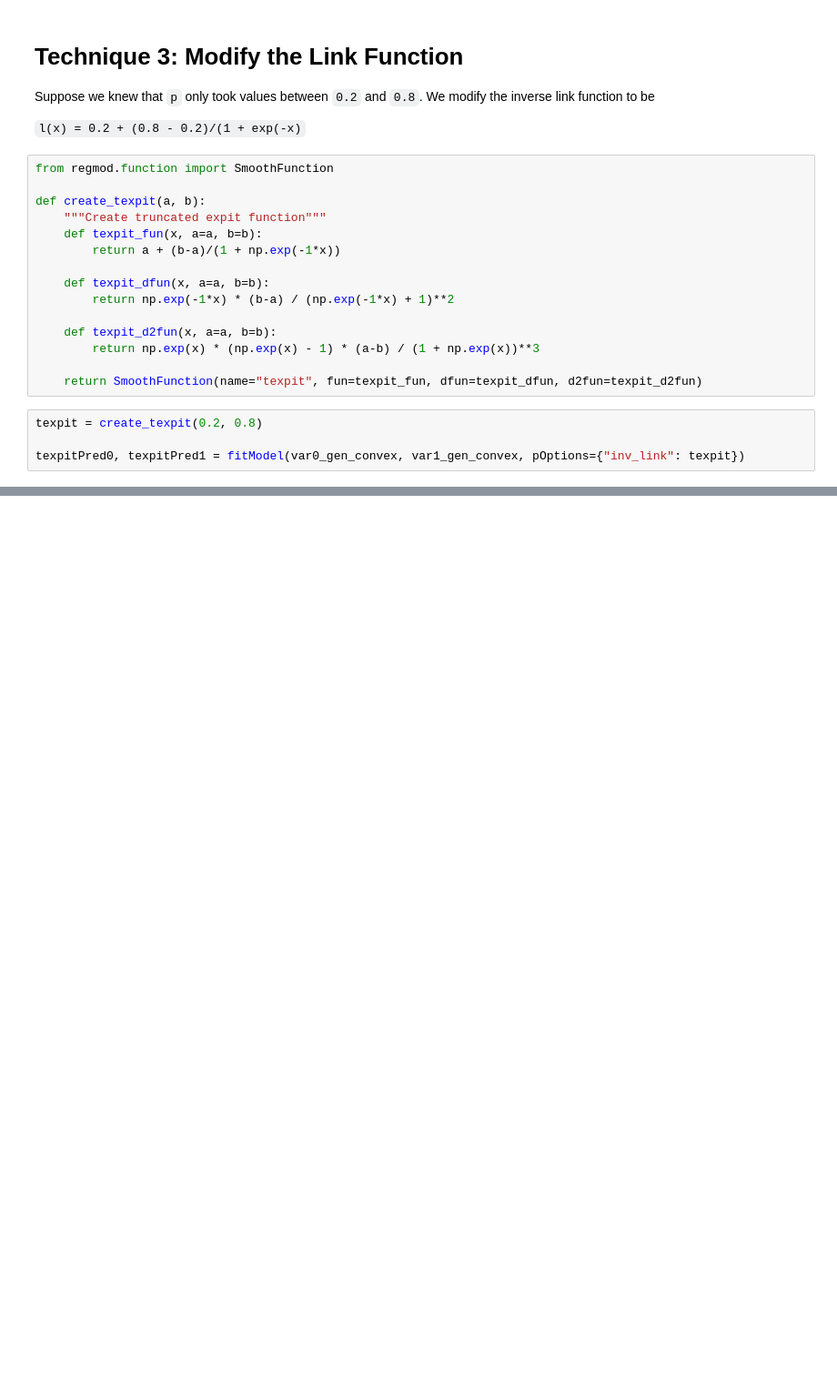
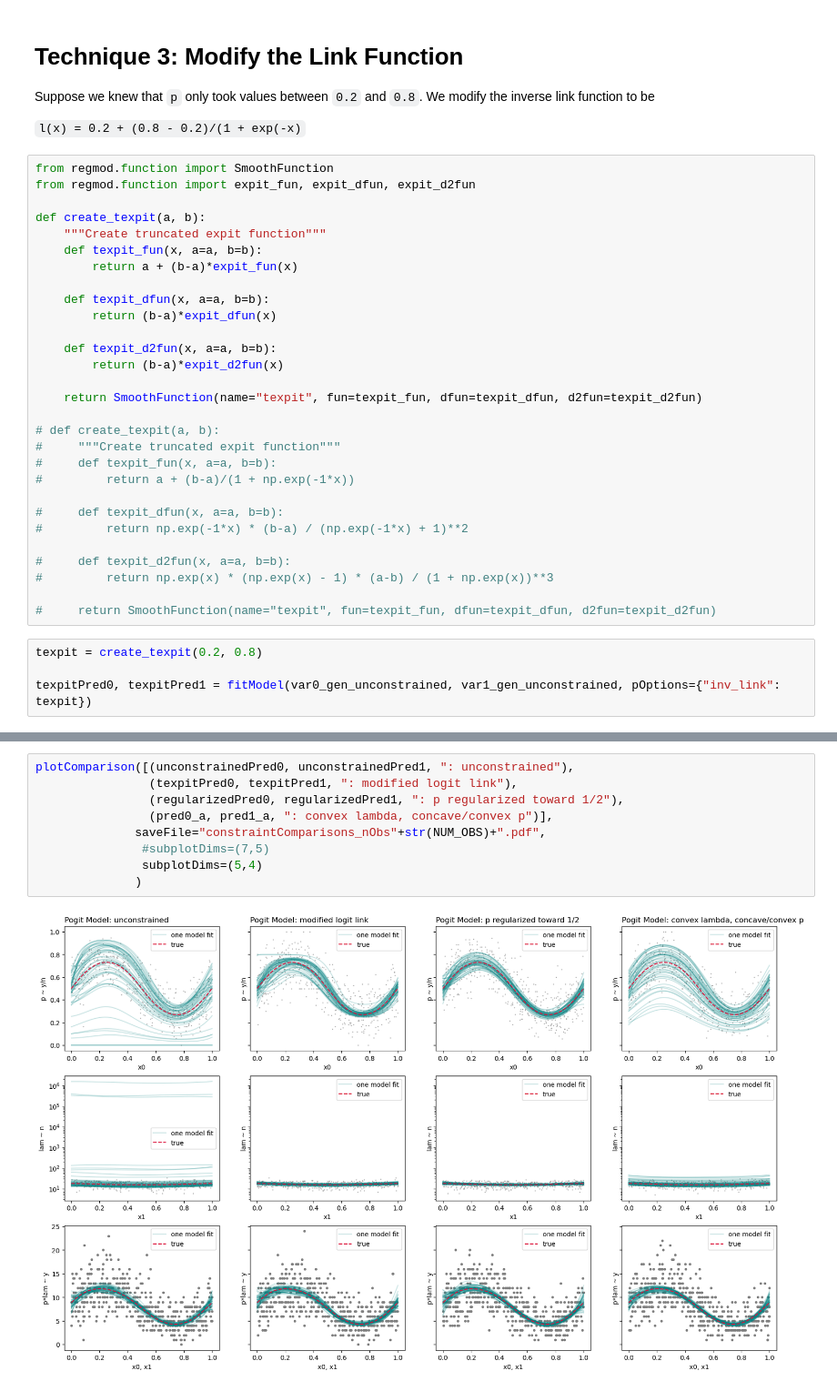
Before and after one commit to ihmeuw-msca/underreporting, a Jupyter notebook: notebooks/Regularizer-And-Constraint-Demos.ipynb, the cells around one changed output, grey strips where cells are left out. Shown at 91% size. Cells and saved outputs as stored; diff of their text form; blank space fills up the shorter version.

```diff
--- a/notebooks/Regularizer-And-Constraint-Demos.ipynb
+++ b/notebooks/Regularizer-And-Constraint-Demos.ipynb
@@ -265,20 +262,34 @@ Suppose we knew that `p` only took values between `0.2` and `0.8`. We modify the
 `l(x) = 0.2 + (0.8 - 0.2)/(1 + exp(-x)`
 # %%
 from regmod.function import SmoothFunction
+from regmod.function import expit_fun, expit_dfun, expit_d2fun
 
 def create_texpit(a, b):
     """Create truncated expit function"""
     def texpit_fun(x, a=a, b=b):
-        return a + (b-a)/(1 + np.exp(-1*x))
+        return a + (b-a)*expit_fun(x)
 
     def texpit_dfun(x, a=a, b=b):
-        return np.exp(-1*x) * (b-a) / (np.exp(-1*x) + 1)**2
+        return (b-a)*expit_dfun(x)
 
     def texpit_d2fun(x, a=a, b=b):
-        return np.exp(x) * (np.exp(x) - 1) * (a-b) / (1 + np.exp(x))**3
+        return (b-a)*expit_d2fun(x)
 
     return SmoothFunction(name="texpit", fun=texpit_fun, dfun=texpit_dfun, d2fun=texpit_d2fun)
+
+# def create_texpit(a, b):
+#     """Create truncated expit function"""
+#     def texpit_fun(x, a=a, b=b):
+#         return a + (b-a)/(1 + np.exp(-1*x))
+
+#     def texpit_dfun(x, a=a, b=b):
+#         return np.exp(-1*x) * (b-a) / (np.exp(-1*x) + 1)**2
+
+#     def texpit_d2fun(x, a=a, b=b):
+#         return np.exp(x) * (np.exp(x) - 1) * (a-b) / (1 + np.exp(x))**3
+
+#     return SmoothFunction(name="texpit", fun=texpit_fun, dfun=texpit_dfun, d2fun=texpit_d2fun)
 # %%
 texpit = create_texpit(0.2, 0.8)
 
-texpitPred0, texpitPred1 = fitModel(var0_gen_convex, var1_gen_convex, pOptions={"inv_link": texpit})
+texpitPred0, texpitPred1 = fitModel(var0_gen_unconstrained, var1_gen_unconstrained, pOptions={"inv_link": texpit})
@@ -289,0 +303,11 @@ plotComparison([(unconstrainedPred0, unconstrainedPred1, ": unconstrained"),
+# %%
+plotComparison([(unconstrainedPred0, unconstrainedPred1, ": unconstrained"),
+                (texpitPred0, texpitPred1, ": modified logit link"),
+                (regularizedPred0, regularizedPred1, ": p regularized toward 1/2"),
+                (pred0_a, pred1_a, ": convex lambda, concave/convex p")],
+              saveFile="constraintComparisons_nObs"+str(NUM_OBS)+".pdf",
+               #subplotDims=(7,5)
+               subplotDims=(5,4)
+              )
+# %% [output]
+[figure, added]
```
Also changed, not shown: parts of 18 cells of this notebook.
